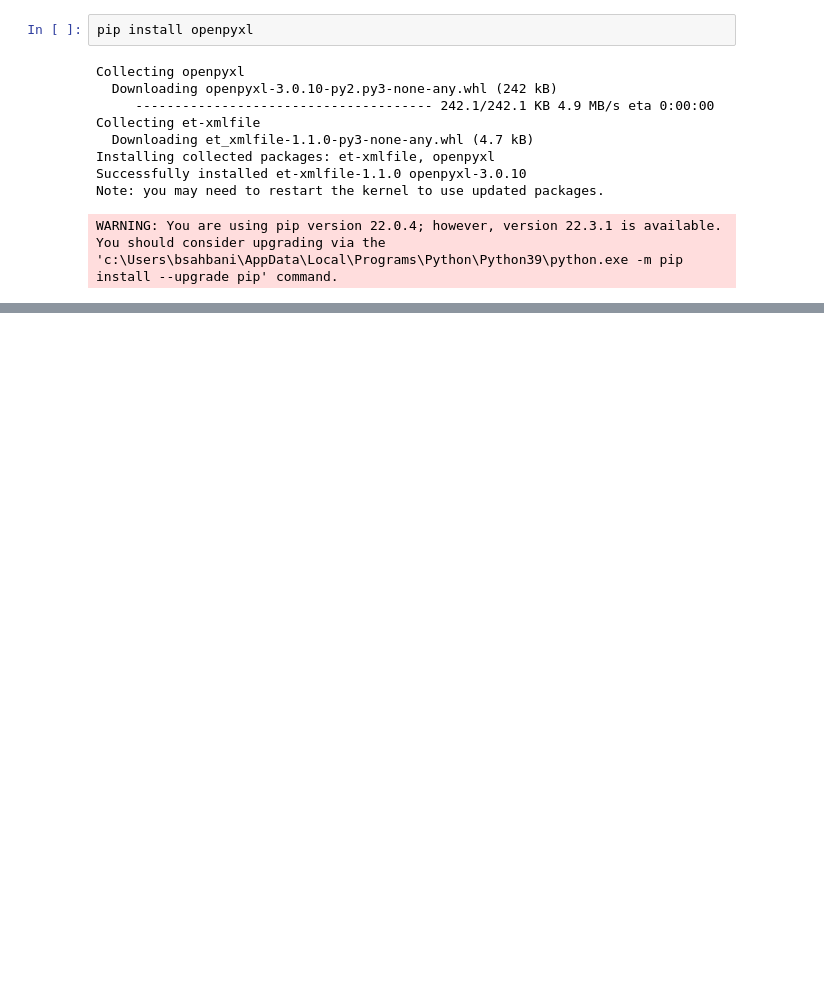
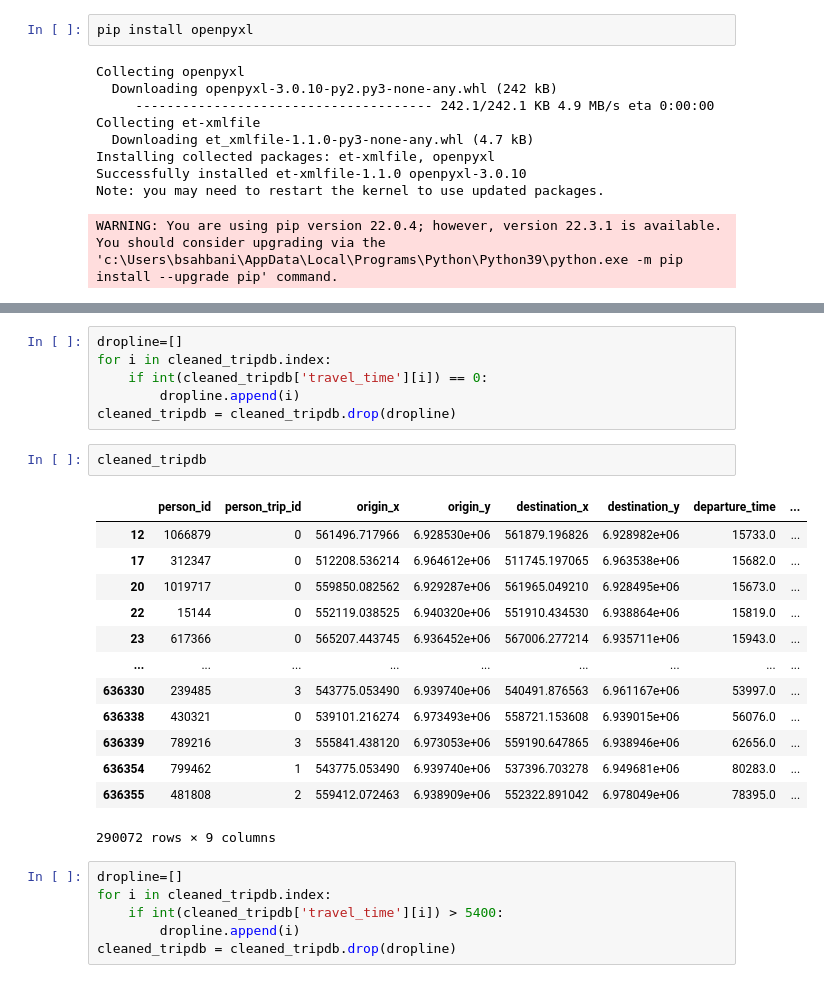
Before and after one commit to sahbaniB/VRP_SAV, a Jupyter notebook: VRP.ipynb, the cells around one changed output, grey strips where cells are left out. Drawn from its saved outputs; the diff is of its cells as text; blank space fills up the shorter version.

```diff
--- a/VRP.ipynb
+++ b/VRP.ipynb
@@ -99,0 +62,28 @@ starting the programme
+# %%
+dropline=[]
+for i in cleaned_tripdb.index:
+    if int(cleaned_tripdb['travel_time'][i]) == 0:
+        dropline.append(i)
+cleaned_tripdb = cleaned_tripdb.drop(dropline)
+# %%
+cleaned_tripdb
+# %% [output]
+|  | person_id | person_trip_id | origin_x | origin_y | destination_x | destination_y | departure_time | ... |
+| 12 | 1066879 | 0 | 561496.717966 | 6.928530e+06 | 561879.196826 | 6.928982e+06 | 15733.0 | ... |
+| 17 | 312347 | 0 | 512208.536214 | 6.964612e+06 | 511745.197065 | 6.963538e+06 | 15682.0 | ... |
+| 20 | 1019717 | 0 | 559850.082562 | 6.929287e+06 | 561965.049210 | 6.928495e+06 | 15673.0 | ... |
+| 22 | 15144 | 0 | 552119.038525 | 6.940320e+06 | 551910.434530 | 6.938864e+06 | 15819.0 | ... |
+| 23 | 617366 | 0 | 565207.443745 | 6.936452e+06 | 567006.277214 | 6.935711e+06 | 15943.0 | ... |
+| ... | ... | ... | ... | ... | ... | ... | ... | ... |
+| 636330 | 239485 | 3 | 543775.053490 | 6.939740e+06 | 540491.876563 | 6.961167e+06 | 53997.0 | ... |
+| 636338 | 430321 | 0 | 539101.216274 | 6.973493e+06 | 558721.153608 | 6.939015e+06 | 56076.0 | ... |
+| 636339 | 789216 | 3 | 555841.438120 | 6.973053e+06 | 559190.647865 | 6.938946e+06 | 62656.0 | ... |
+| 636354 | 799462 | 1 | 543775.053490 | 6.939740e+06 | 537396.703278 | 6.949681e+06 | 80283.0 | ... |
+| 636355 | 481808 | 2 | 559412.072463 | 6.938909e+06 | 552322.891042 | 6.978049e+06 | 78395.0 | ... |
+290072 rows × 9 columns
+# %%
+dropline=[]
+for i in cleaned_tripdb.index:
+    if int(cleaned_tripdb['travel_time'][i]) > 5400:
+        dropline.append(i)
+cleaned_tripdb = cleaned_tripdb.drop(dropline)
```
Also changed, not shown: parts of 21 cells of this notebook.
